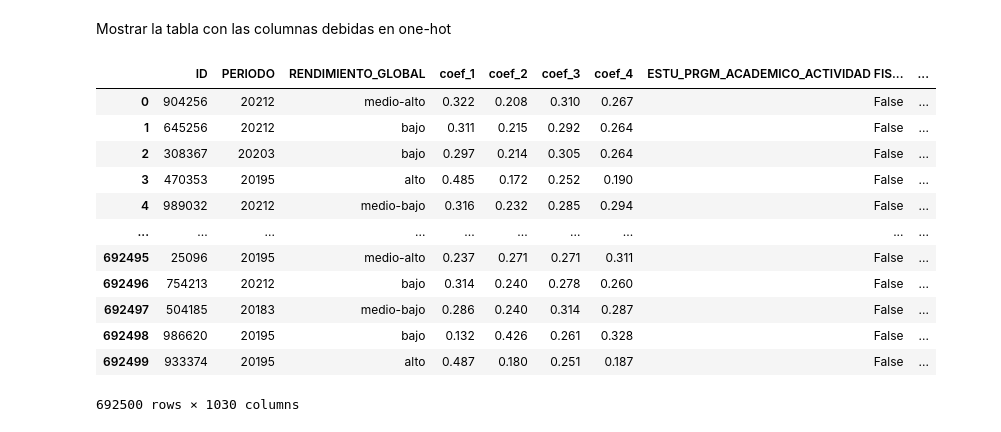
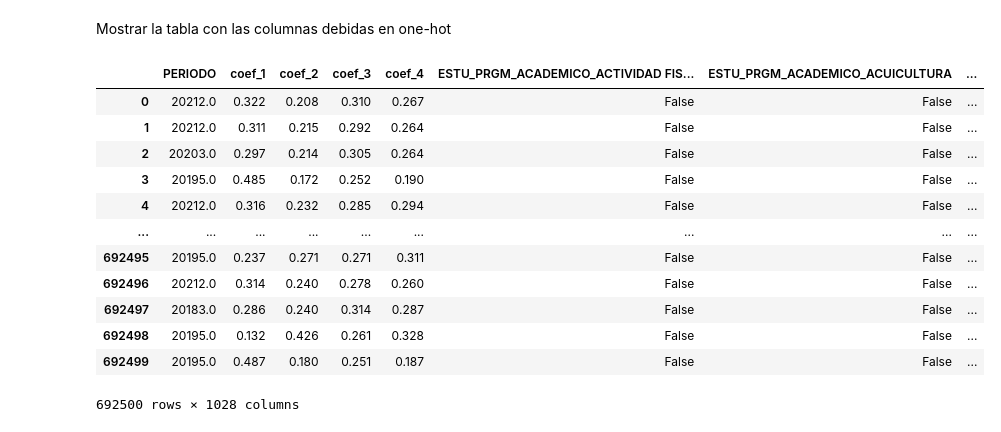
Before and after one commit to Nomaqui/ENTREGAS, a Jupyter notebook: 02 - preprocesado.ipynb, the cells around one changed output. Cells and saved outputs as stored; diff of their text form; code cells hidden in the pictures.

```diff
--- a/02 - preprocesado.ipynb
+++ b/02 - preprocesado.ipynb
@@ -71,22 +71,22 @@ X
 # %% [markdown]
 Convertir columnas en one-hot
 # %%
-df_encoded = pd.get_dummies(df, columns=cat_cols, drop_first=True)
+X_convertida = pd.get_dummies(X, columns=cat_cols, drop_first=True)
 # %% [markdown]
 Mostrar la tabla con las columnas debidas en one-hot
-# %%
-df_encoded
-# %% [output]
-|  | ID | PERIODO | RENDIMIENTO_GLOBAL | coef_1 | coef_2 | coef_3 | coef_4 | ESTU_PRGM_ACADEMICO_ACTIVIDAD FIS... | ... |
-| 0 | 904256 | 20212 | medio-alto | 0.322 | 0.208 | 0.310 | 0.267 | False | ... |
-| 1 | 645256 | 20212 | bajo | 0.311 | 0.215 | 0.292 | 0.264 | False | ... |
-| 2 | 308367 | 20203 | bajo | 0.297 | 0.214 | 0.305 | 0.264 | False | ... |
-| 3 | 470353 | 20195 | alto | 0.485 | 0.172 | 0.252 | 0.190 | False | ... |
-| 4 | 989032 | 20212 | medio-bajo | 0.316 | 0.232 | 0.285 | 0.294 | False | ... |
-| ... | ... | ... | ... | ... | ... | ... | ... | ... | ... |
-| 692495 | 25096 | 20195 | medio-alto | 0.237 | 0.271 | 0.271 | 0.311 | False | ... |
-| 692496 | 754213 | 20212 | bajo | 0.314 | 0.240 | 0.278 | 0.260 | False | ... |
-| 692497 | 504185 | 20183 | medio-bajo | 0.286 | 0.240 | 0.314 | 0.287 | False | ... |
-| 692498 | 986620 | 20195 | bajo | 0.132 | 0.426 | 0.261 | 0.328 | False | ... |
-| 692499 | 933374 | 20195 | alto | 0.487 | 0.180 | 0.251 | 0.187 | False | ... |
-692500 rows × 1030 columns
+# %%
+X_convertida
+# %% [output]
+|  | PERIODO | coef_1 | coef_2 | coef_3 | coef_4 | ESTU_PRGM_ACADEMICO_ACTIVIDAD FIS... | ESTU_PRGM_ACADEMICO_ACUICULTURA | ... |
+| 0 | 20212.0 | 0.322 | 0.208 | 0.310 | 0.267 | False | False | ... |
+| 1 | 20212.0 | 0.311 | 0.215 | 0.292 | 0.264 | False | False | ... |
+| 2 | 20203.0 | 0.297 | 0.214 | 0.305 | 0.264 | False | False | ... |
+| 3 | 20195.0 | 0.485 | 0.172 | 0.252 | 0.190 | False | False | ... |
+| 4 | 20212.0 | 0.316 | 0.232 | 0.285 | 0.294 | False | False | ... |
+| ... | ... | ... | ... | ... | ... | ... | ... | ... |
+| 692495 | 20195.0 | 0.237 | 0.271 | 0.271 | 0.311 | False | False | ... |
+| 692496 | 20212.0 | 0.314 | 0.240 | 0.278 | 0.260 | False | False | ... |
+| 692497 | 20183.0 | 0.286 | 0.240 | 0.314 | 0.287 | False | False | ... |
+| 692498 | 20195.0 | 0.132 | 0.426 | 0.261 | 0.328 | False | False | ... |
+| 692499 | 20195.0 | 0.487 | 0.180 | 0.251 | 0.187 | False | False | ... |
+692500 rows × 1028 columns
```
